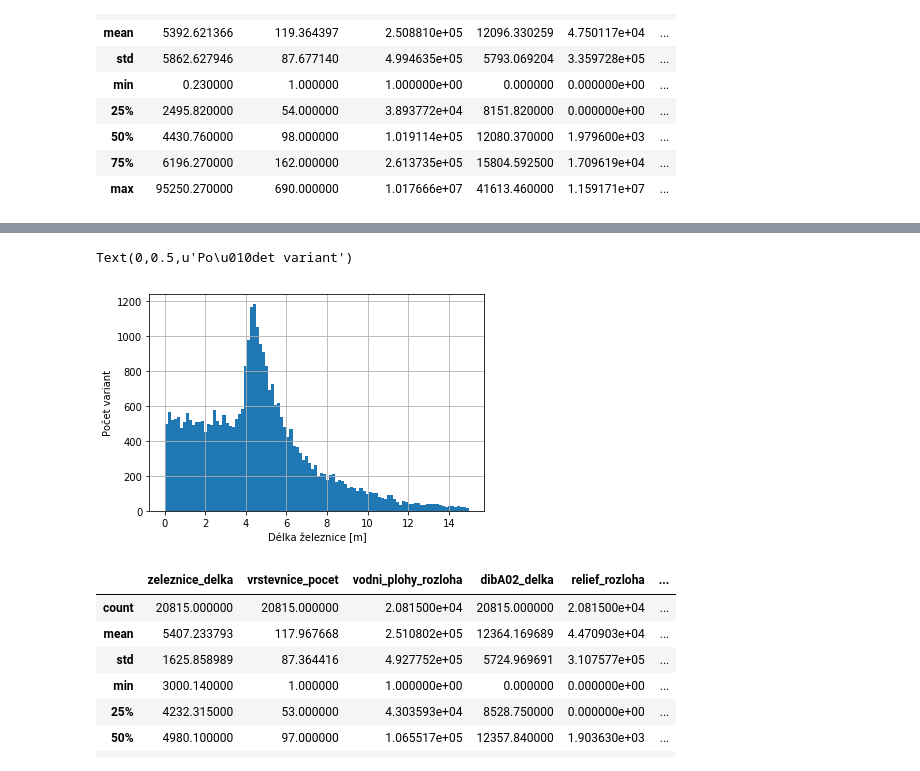
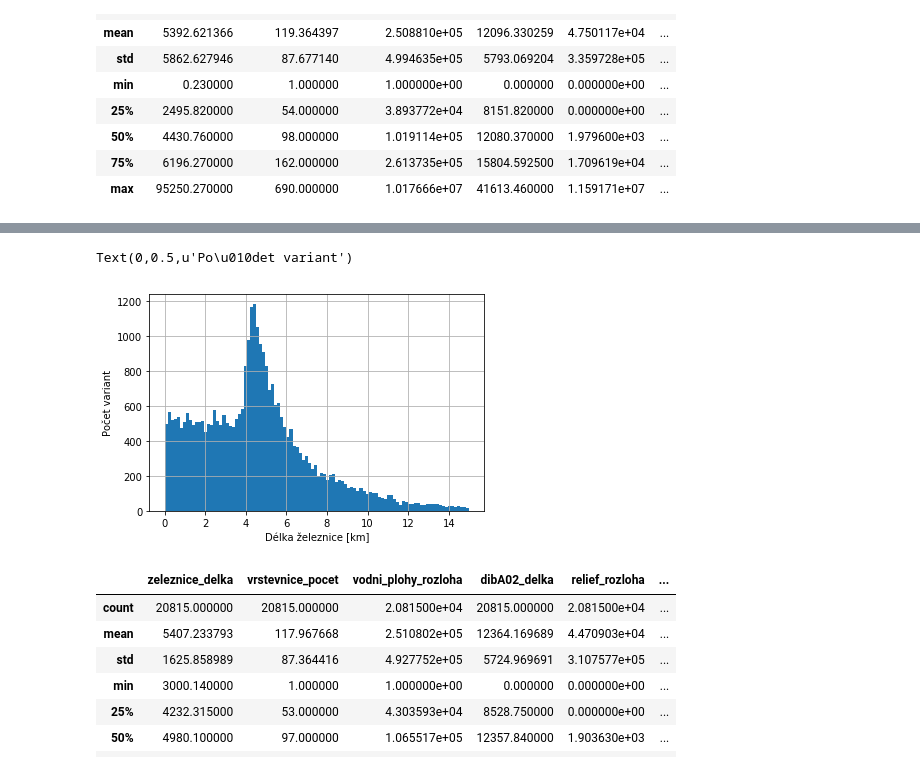
Before and after one commit to fenclova/jupyter-diplomka, a Jupyter notebook: 0_predvyber_analyza_BIG.ipynb, the cells around one changed output, grey strips where cells are left out. Saved outputs shown, nothing was run; the diff lists cells and outputs as text; code cells hidden in the pictures.

```diff
--- a/0_predvyber_analyza_BIG.ipynb
+++ b/0_predvyber_analyza_BIG.ipynb
@@ -48,14 +52,14 @@ NameError: name 'df' is not defined
 # %%
 # histogram délky železnice
 d = df.zeleznice_delka[df.zeleznice_delka <= 15000]
 dx = (d/1000).hist(bins=100)
-dx.set_xlabel('Délka železnice [m]')
+dx.set_xlabel('Délka železnice [km]')
 dx.set_ylabel('Počet variant')
 # TODO: jak nastavit rozsah os u histogramu?
 # TODO: jak si poradit s rozdílnou šířkou sloupců?
 # %% [output]
 Text(0,0.5,u'Po\u010det variant')
-[figure, old version]
+[figure, new version]
 # %%
 # PODMÍNKA: délka železnice
 zeleznice_delka_min = 3000
```
Also changed, not shown: parts of 46 cells of this notebook, 7 other files.
